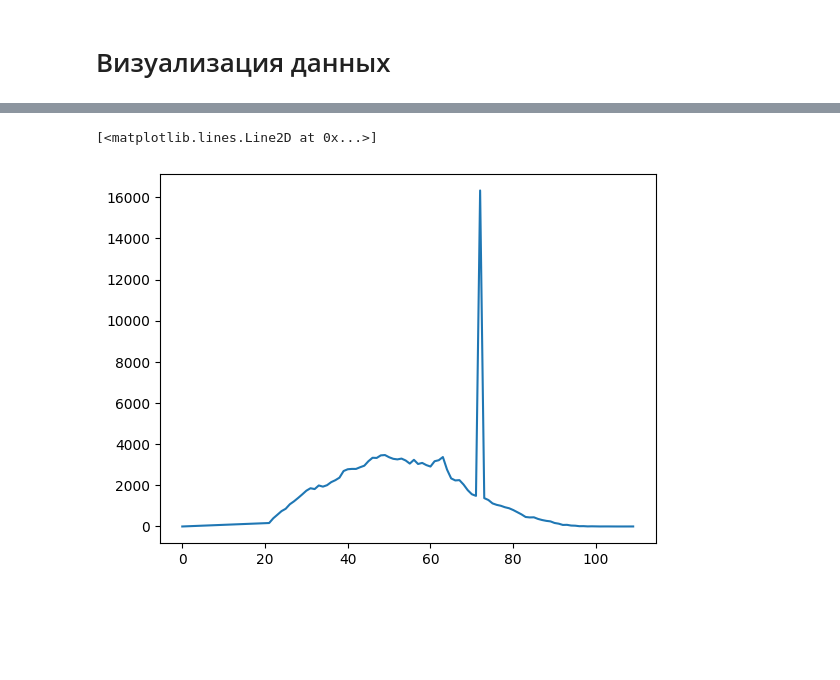
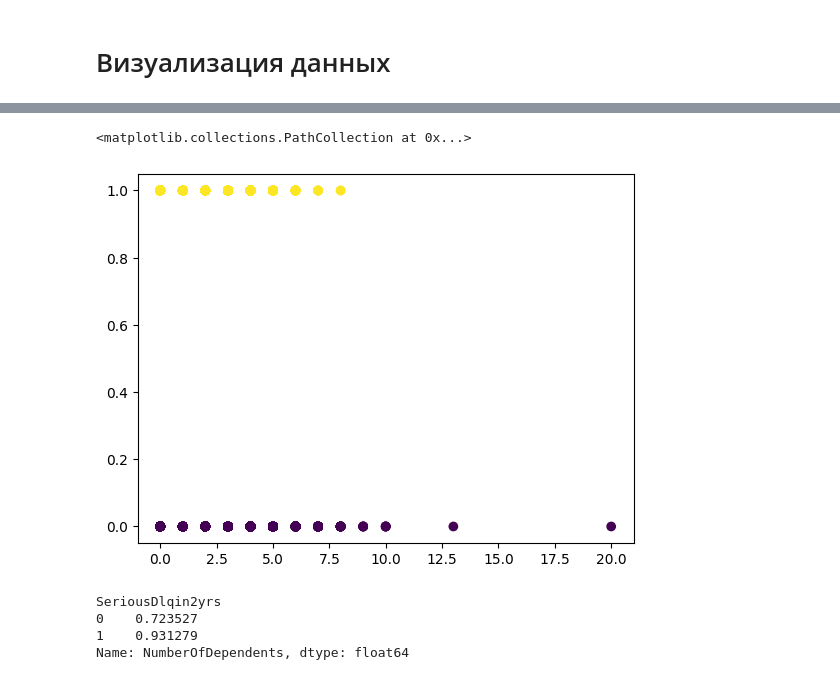
Before and after one commit to ErikLens/CrScoringMay2023, a Jupyter notebook: CrScoring_team5_Ed.ipynb, the cells around one changed output, grey strips where cells are left out. Cells and saved outputs as stored; diff of their text form; code cells hidden in the pictures; blank space fills up the shorter version.

```diff
--- a/CrScoring_team5_Ed.ipynb
+++ b/CrScoring_team5_Ed.ipynb
@@ -540,13 +566,13 @@ Name: age, Length: 150000, dtype: bool
-# %%
-# КЛИЕНТЫ С ВОЗРАСТОМ 109лет?????
-# data.loc[data['age'] == 109]
-
-# # Проверка нет ли какой-то зависимости
-uniq_age = pd.unique(data2['age']) # получаем уникальные значение возрастных групп
-uniq_age.sort() # cортируем списка групп
-age_count = data2.groupby("age")['age'].count()
-
-plt.plot(uniq_age,age_count)
-# %% [output]
-[<matplotlib.lines.Line2D at 0x...>]
-[figure, removed]
+# %%
+
+plt.scatter(data['NumberOfDependents'], data['SeriousDlqin2yrs'], c=data['SeriousDlqin2yrs'])
+# %% [output]
+<matplotlib.collections.PathCollection at 0x...>
+[figure, added]
+# %%
+data.groupby('SeriousDlqin2yrs')['NumberOfDependents'].mean()
+# %% [output]
+SeriousDlqin2yrs
+0    0.723527
+1    0.931279
+Name: NumberOfDependents, dtype: float64
```
Also changed, not shown: parts of 27 cells of this notebook.
